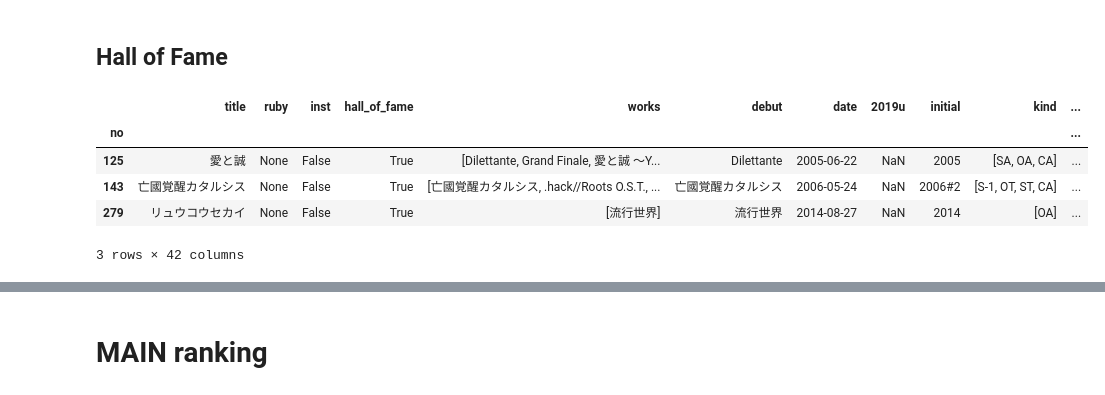
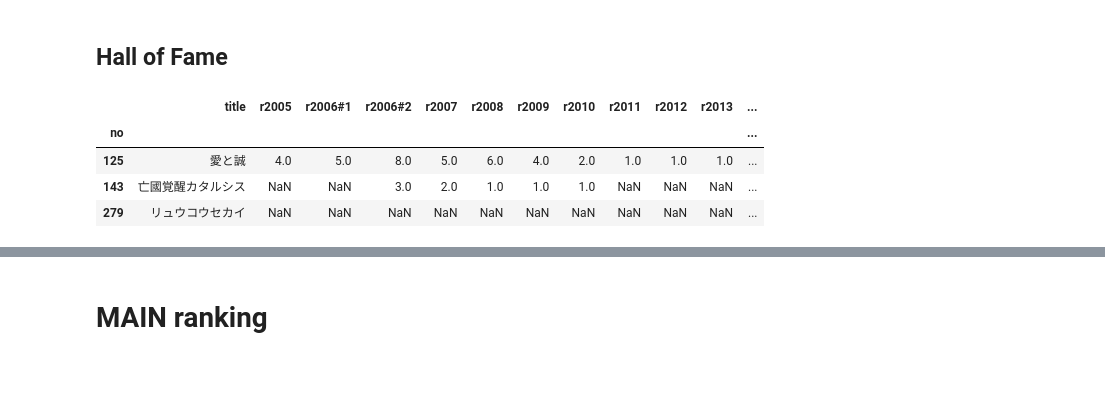
Before and after one commit to tabris913/aliran, a Jupyter notebook: aliran.ipynb, the cells around one changed output, grey strips where cells are left out. Drawn from its saved outputs; the diff is of its cells as text; code cells hidden in the pictures.

```diff
--- a/aliran.ipynb
+++ b/aliran.ipynb
@@ -13,13 +13,13 @@ COLUMNS_CALCED = [
     'over30', 'over50', 'over100', 'over200', 'under30', 'under50', 'under100', 'under200', 'count_all', 'count'
 ]
 COLUMNS = [
-    'title', 'date', 'initial', 'kind', # '2019u',
-    '2007', '2008', '2009', '2010', '2011', '2012', '2013', '2014', '2015', '2016', '2017', '2018', '2019',
+    'title', 'date', 'initial', 'kind', # 'r2019u',
+    'r2007', 'r2008', 'r2009', 'r2010', 'r2011', 'r2012', 'r2013', 'r2014', 'r2015', 'r2016', 'r2017', 'r2018', 'r2019',
 ] + COLUMNS_CALCED
-RECENT = '2019'
-BEFORE = '2018'
-URA = '2019'
-RANK_ALL = ['2005', '2006#1', '2006#2', '2007', '2008', '2009', '2010', '2011', '2012', '2013', '2014', '2015', '2016', '2017', '2018', '2019']
+RECENT = 'r2019'
+BEFORE = 'r2018'
+URA = 'r2019'
+RANK_ALL = ['r2005', 'r2006#1', 'r2006#2', 'r2007', 'r2008', 'r2009', 'r2010', 'r2011', 'r2012', 'r2013', 'r2014', 'r2015', 'r2016', 'r2017', 'r2018', 'r2019']
 RANK = RANK_ALL[3:]
 
 def year_filter(value: str, initial: str, array: list, mode: str = 'ge'):
@@ -126,21 +126,21 @@ for no in df.index:
     song = df.loc[no]
     to_mean = list(filter(lambda y: year_filter(y, song.initial, RANK), RANK))
     to_mean_exclude_debut = list(filter(lambda y: year_filter(y, song.initial, RANK, 'gt'), RANK))
-    df.at[no, 'average'] = song[to_mean].mean()
-    df.at[no, 'average_exclude_debut'] = song[to_mean_exclude_debut].mean()
-    df.at[no, 'highest_exclude_debut'] = song[to_mean_exclude_debut].min()
+    df.average.at[no] = song[to_mean].mean()
+    df.average_exclude_debut.at[no] = song[to_mean_exclude_debut].mean()
+    df.highest_exclude_debut.at[no] = song[to_mean_exclude_debut].min()
     to_mean_all = list(filter(lambda y: year_filter(y, song.initial, RANK_ALL), RANK_ALL))
-    df.at[no, 'highest'] = song[to_mean_all].min()
-    df.at[no, 'lowest'] = song[to_mean_all].max()
-    df.at[no, 'over30'] = len(list(filter(lambda s: s > 30, song[to_mean_all].values)))
-    df.at[no, 'over50'] = len(list(filter(lambda s: s > 50, song[to_mean_all].values)))
-    df.at[no, 'over100'] = len(list(filter(lambda s: s > 100, song[to_mean_all].values)))
-    df.at[no, 'over200'] = len(list(filter(lambda s: s > 200, song[to_mean_all].values)))
-    df.at[no, 'under30'] = len(list(filter(lambda s: s <= 30, song[to_mean_all].values)))
-    df.at[no, 'under50'] = len(list(filter(lambda s: s <= 50, song[to_mean_all].values)))
-    df.at[no, 'under100'] = len(list(filter(lambda s: s <= 100, song[to_mean_all].values)))
-    df.at[no, 'under200'] = len(list(filter(lambda s: s <= 200, song[to_mean_all].values)))
-    df.at[no, 'count_all'] = len(to_mean_all)
+    df.highest.at[no] = song[to_mean_all].min()
+    df.lowest.at[no] = song[to_mean_all].max()
+    df.over30.at[no] = len(list(filter(lambda s: s > 30, song[to_mean_all].values)))
+    df.over50.at[no] = len(list(filter(lambda s: s > 50, song[to_mean_all].values)))
+    df.over100.at[no] = len(list(filter(lambda s: s > 100, song[to_mean_all].values)))
+    df.over200.at[no] = len(list(filter(lambda s: s > 200, song[to_mean_all].values)))
+    df.under30.at[no] = len(list(filter(lambda s: s <= 30, song[to_mean_all].values)))
+    df.under50.at[no] = len(list(filter(lambda s: s <= 50, song[to_mean_all].values)))
+    df.under100.at[no] = len(list(filter(lambda s: s <= 100, song[to_mean_all].values)))
+    df.under200.at[no] = len(list(filter(lambda s: s <= 200, song[to_mean_all].values)))
+    df.count_all.at[no] = len(to_mean_all)
     df.at[no, 'count'] = len(to_mean)
 
 df.head()
@@ -157,11 +157,10 @@ df.head()
 # %% [markdown]
 ## Hall of Fame
 # %%
-df.query('hall_of_fame == True')
+df.query('hall_of_fame')[['title', *RANK_ALL]]
 # %% [output]
-|  | title | ruby | inst | hall_of_fame | works | debut | date | 2019u | initial | kind | ... |
-| no |  |  |  |  |  |  |  |  |  |  | ... |
-| 125 | 愛と誠 | None | False | True | [Dilettante, Grand Finale, 愛と誠 ～Y... | Dilettante | 2005-06-22 | NaN | 2005 | [SA, OA, CA] | ... |
-| 143 | 亡國覚醒カタルシス | None | False | True | [亡國覚醒カタルシス, .hack//Roots O.S.T., ... | 亡國覚醒カタルシス | 2006-05-24 | NaN | 2006#2 | [S-1, OT, ST, CA] | ... |
-| 279 | リュウコウセカイ | None | False | True | [流行世界] | 流行世界 | 2014-08-27 | NaN | 2014 | [OA] | ... |
+|  | title | r2005 | r2006#1 | r2006#2 | r2007 | r2008 | r2009 | r2010 | r2011 | r2012 | r2013 | ... |
+| no |  |  |  |  |  |  |  |  |  |  |  | ... |
+| 125 | 愛と誠 | 4.0 | 5.0 | 8.0 | 5.0 | 6.0 | 4.0 | 2.0 | 1.0 | 1.0 | 1.0 | ... |
+| 143 | 亡國覚醒カタルシス | NaN | NaN | 3.0 | 2.0 | 1.0 | 1.0 | 1.0 | NaN | NaN | NaN | ... |
+| 279 | リュウコウセカイ | NaN | NaN | NaN | NaN | NaN | NaN | NaN | NaN | NaN | NaN | ... |
-3 rows × 42 columns
```
Also changed, not shown: parts of 36 cells of this notebook, 5 other files.
